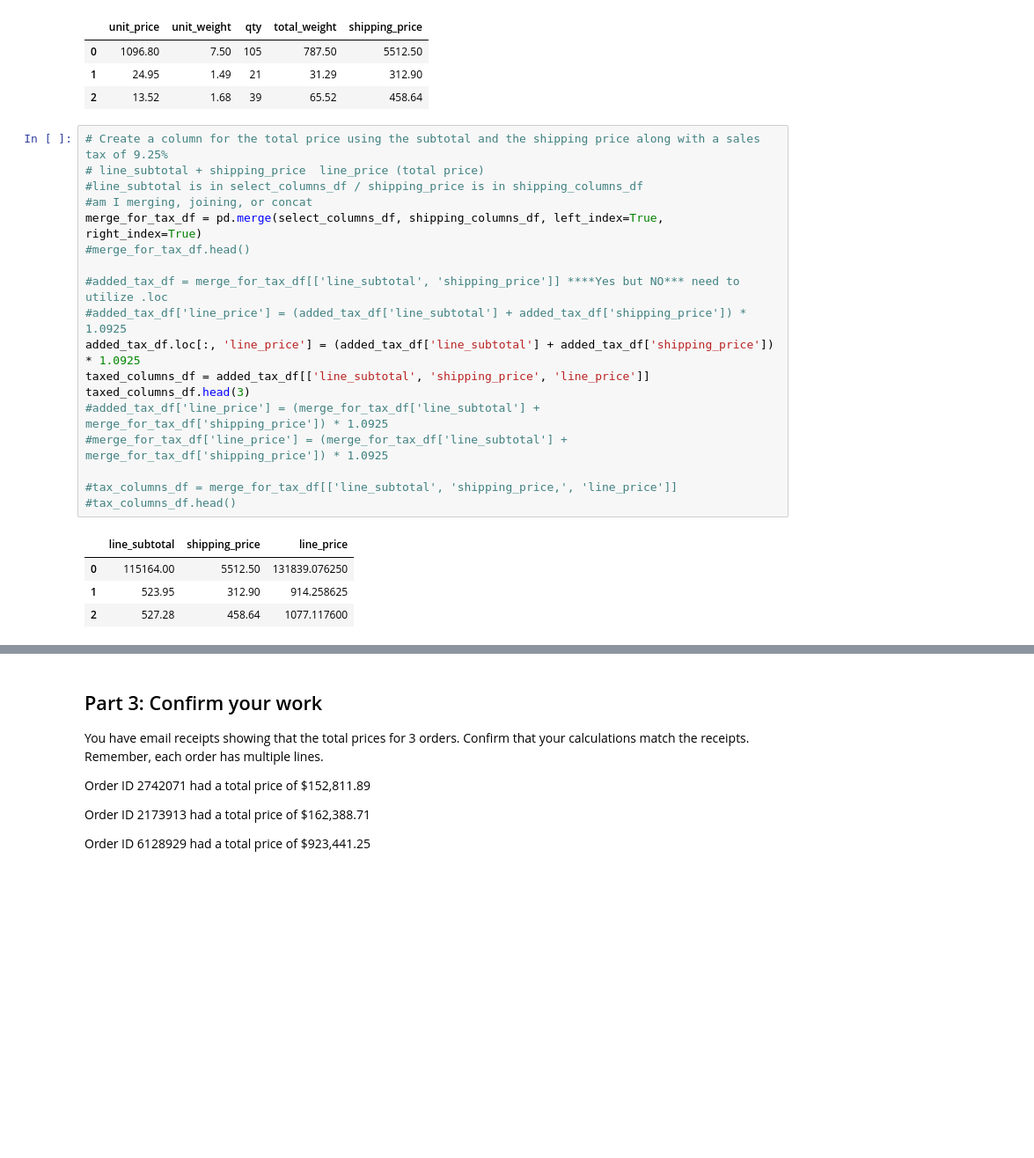
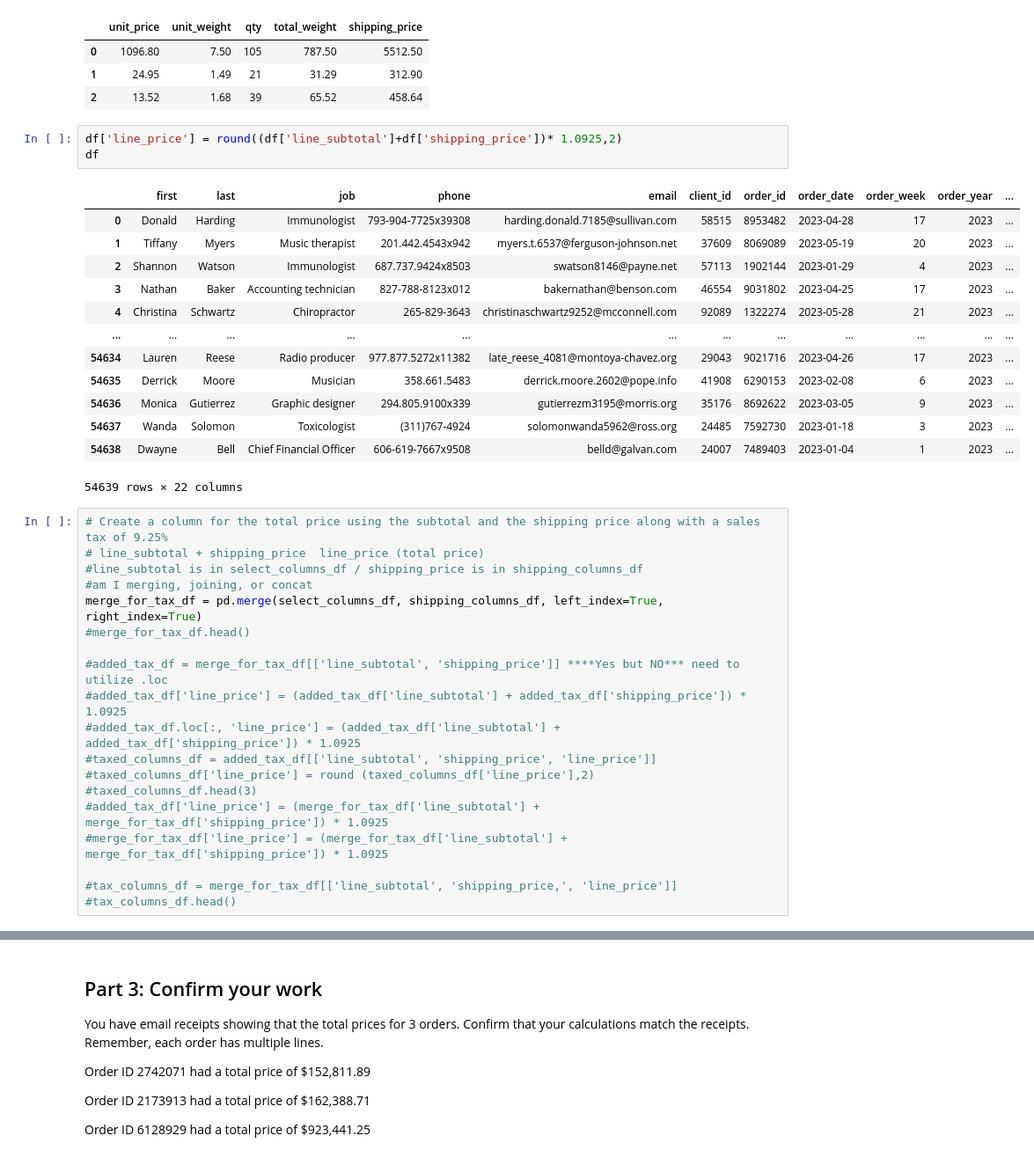
Before and after one commit to ArmZamJr/pandas-challenge-1, a Jupyter notebook: wholesale_data_analysis_starter_code.ipynb, the cells around one changed output, grey strips where cells are left out. Shown: that part at 88% size. Cells and saved outputs as stored; diff of their text form; blank space fills up the shorter version.

```diff
--- a/wholesale_data_analysis_starter_code.ipynb
+++ b/wholesale_data_analysis_starter_code.ipynb
@@ -132,6 +132,23 @@ shipping_columns_df.head(3)
 | 0 | 1096.80 | 7.50 | 105 | 787.50 | 5512.50 |
 | 1 | 24.95 | 1.49 | 21 | 31.29 | 312.90 |
 | 2 | 13.52 | 1.68 | 39 | 65.52 | 458.64 |
+# %%
+df['line_price'] = round((df['line_subtotal']+df['shipping_price'])* 1.0925,2)
+df
+# %% [output]
+|  | first | last | job | phone | email | client_id | order_id | order_date | order_week | order_year | ... |
+| 0 | Donald | Harding | Immunologist | 793-904-7725x39308 | harding.donald.7185@sullivan.com | 58515 | 8953482 | 2023-04-28 | 17 | 2023 | ... |
+| 1 | Tiffany | Myers | Music therapist | 201.442.4543x942 | myers.t.6537@ferguson-johnson.net | 37609 | 8069089 | 2023-05-19 | 20 | 2023 | ... |
+| 2 | Shannon | Watson | Immunologist | 687.737.9424x8503 | swatson8146@payne.net | 57113 | 1902144 | 2023-01-29 | 4 | 2023 | ... |
+| 3 | Nathan | Baker | Accounting technician | 827-788-8123x012 | bakernathan@benson.com | 46554 | 9031802 | 2023-04-25 | 17 | 2023 | ... |
+| 4 | Christina | Schwartz | Chiropractor | 265-829-3643 | christinaschwartz9252@mcconnell.com | 92089 | 1322274 | 2023-05-28 | 21 | 2023 | ... |
+| ... | ... | ... | ... | ... | ... | ... | ... | ... | ... | ... | ... |
+| 54634 | Lauren | Reese | Radio producer | 977.877.5272x11382 | late_reese_4081@montoya-chavez.org | 29043 | 9021716 | 2023-04-26 | 17 | 2023 | ... |
+| 54635 | Derrick | Moore | Musician | 358.661.5483 | derrick.moore.2602@pope.info | 41908 | 6290153 | 2023-02-08 | 6 | 2023 | ... |
+| 54636 | Monica | Gutierrez | Graphic designer | 294.805.9100x339 | gutierrezm3195@morris.org | 35176 | 8692622 | 2023-03-05 | 9 | 2023 | ... |
+| 54637 | Wanda | Solomon | Toxicologist | (311)767-4924 | solomonwanda5962@ross.org | 24485 | 7592730 | 2023-01-18 | 3 | 2023 | ... |
+| 54638 | Dwayne | Bell | Chief Financial Officer | 606-619-7667x9508 | belld@galvan.com | 24007 | 7489403 | 2023-01-04 | 1 | 2023 | ... |
+54639 rows × 22 columns
 # %%
 # Create a column for the total price using the subtotal and the shipping price along with a sales tax of 9.25%
 # line_subtotal + shipping_price  line_price (total price)
@@ -142,19 +159,15 @@ merge_for_tax_df = pd.merge(select_columns_df, shipping_columns_df, left_index=T
 
 #added_tax_df = merge_for_tax_df[['line_subtotal', 'shipping_price']] ****Yes but NO*** need to utilize .loc
 #added_tax_df['line_price'] = (added_tax_df['line_subtotal'] + added_tax_df['shipping_price']) * 1.0925
-added_tax_df.loc[:, 'line_price'] = (added_tax_df['line_subtotal'] + added_tax_df['shipping_price']) * 1.0925
-taxed_columns_df = added_tax_df[['line_subtotal', 'shipping_price', 'line_price']]
-taxed_columns_df.head(3)
+#added_tax_df.loc[:, 'line_price'] = (added_tax_df['line_subtotal'] + added_tax_df['shipping_price']) * 1.0925
+#taxed_columns_df = added_tax_df[['line_subtotal', 'shipping_price', 'line_price']]
+#taxed_columns_df['line_price'] = round (taxed_columns_df['line_price'],2)
+#taxed_columns_df.head(3)
 #added_tax_df['line_price'] = (merge_for_tax_df['line_subtotal'] + merge_for_tax_df['shipping_price']) * 1.0925
 #merge_for_tax_df['line_price'] = (merge_for_tax_df['line_subtotal'] + merge_for_tax_df['shipping_price']) * 1.0925
 
 #tax_columns_df = merge_for_tax_df[['line_subtotal', 'shipping_price,', 'line_price']]
 #tax_columns_df.head()
-# %% [output]
-|  | line_subtotal | shipping_price | line_price |
-| 0 | 115164.00 | 5512.50 | 131839.076250 |
-| 1 | 523.95 | 312.90 | 914.258625 |
-| 2 | 527.28 | 458.64 | 1077.117600 |
 # %%
 # Create a column for the cost of each line using unit cost, qty, and
 # shipping price (assume the shipping cost is exactly what is charged to the client).
```
Also changed, not shown: parts of 7 cells of this notebook.
